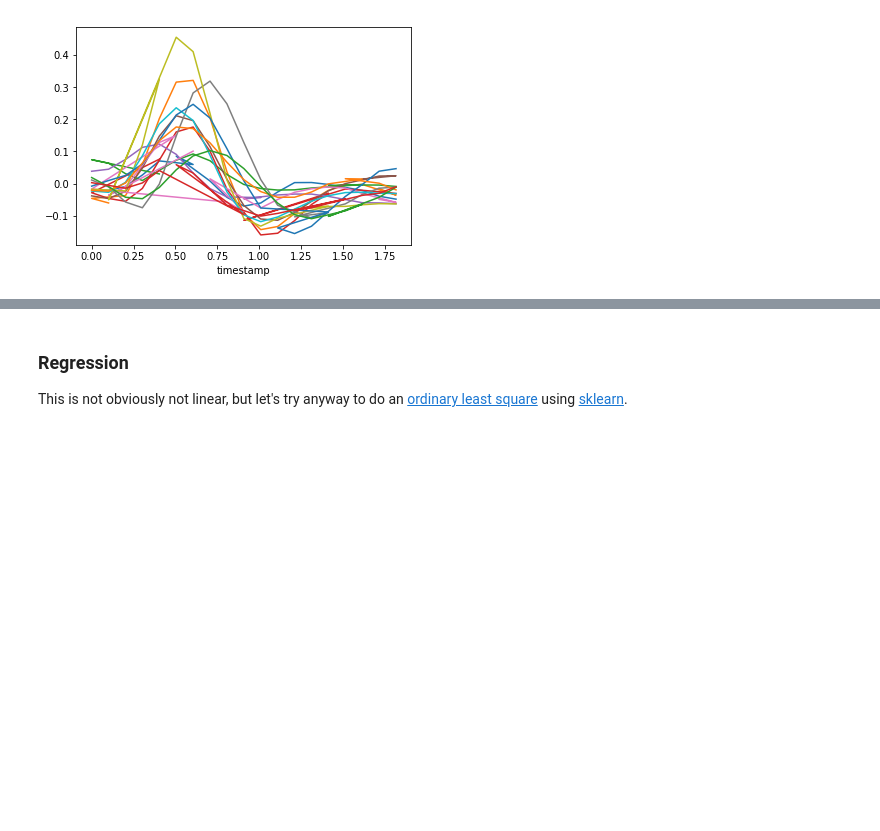
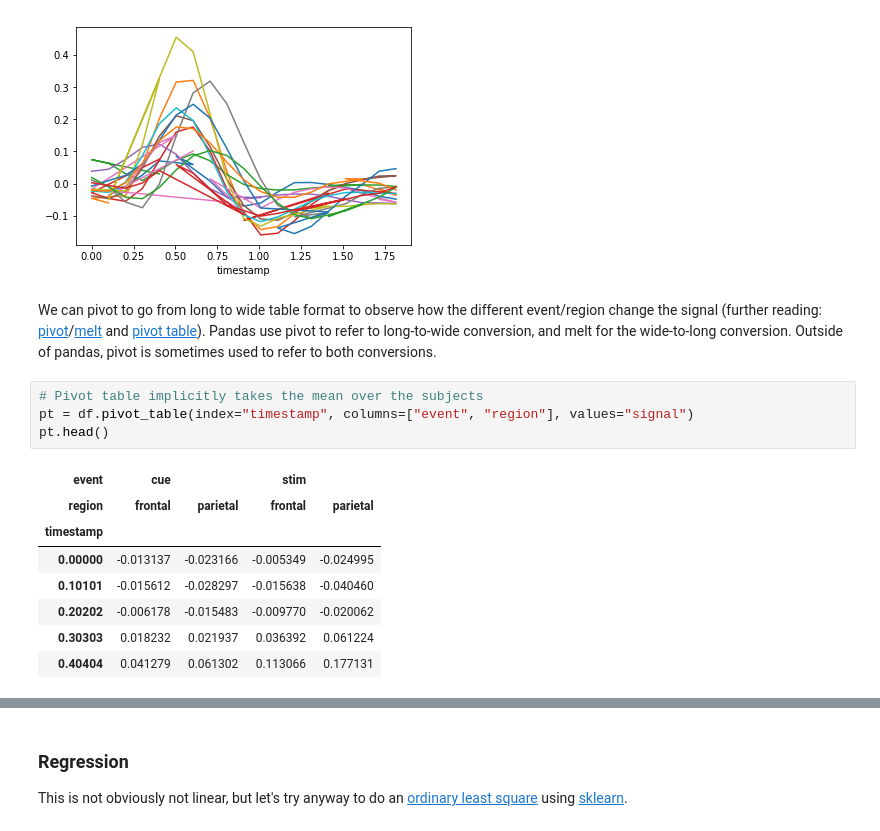
Before and after one commit to vincentqb/data-science-tutorial, a Jupyter notebook: Tutorial.ipynb, the cells around one changed output, grey strips where cells are left out. Saved outputs shown, nothing was run; the diff lists cells and outputs as text; blank space fills up the shorter version.

Commit message:
pivot/melt. change order of graph.

```diff
--- a/Tutorial.ipynb
+++ b/Tutorial.ipynb
@@ -341,3 +337,18 @@ ind = (df["event"]=="stim") & (df["region"]=="frontal")
 p = df[ind].set_index("timestamp").groupby("subject")["signal"].plot()
 # %% [output]
 [figure]
+# %% [markdown]
+We can pivot to go from long to wide table format to observe how the different event/region change the signal (further reading: [pivot](https://pandas.pydata.org/pandas-docs/stable/generated/pandas.pivot.html)/[melt](https://pandas.pydata.org/pandas-docs/stable/generated/pandas.melt.html) and [pivot table](https://pandas.pydata.org/pandas-docs/stable/generated/pandas.DataFrame.pivot_table.html)). Pandas use pivot to refer to long-to-wide conversion, and melt for the wide-to-long conversion. Outside of pandas, pivot is sometimes used to refer to both conversions.
+# %%
+# Pivot table implicitly takes the mean over the subjects
+pt = df.pivot_table(index="timestamp", columns=["event", "region"], values="signal")
+pt.head()
+# %% [output]
+| event | cue |  | stim |  |
+| region | frontal | parietal | frontal | parietal |
+| timestamp |  |  |  |  |
+| 0.00000 | -0.013137 | -0.023166 | -0.005349 | -0.024995 |
+| 0.10101 | -0.015612 | -0.028297 | -0.015638 | -0.040460 |
+| 0.20202 | -0.006178 | -0.015483 | -0.009770 | -0.020062 |
+| 0.30303 | 0.018232 | 0.021937 | 0.036392 | 0.061224 |
+| 0.40404 | 0.041279 | 0.061302 | 0.113066 | 0.177131 |
```
Also changed, not shown: parts of 9 cells of this notebook.
